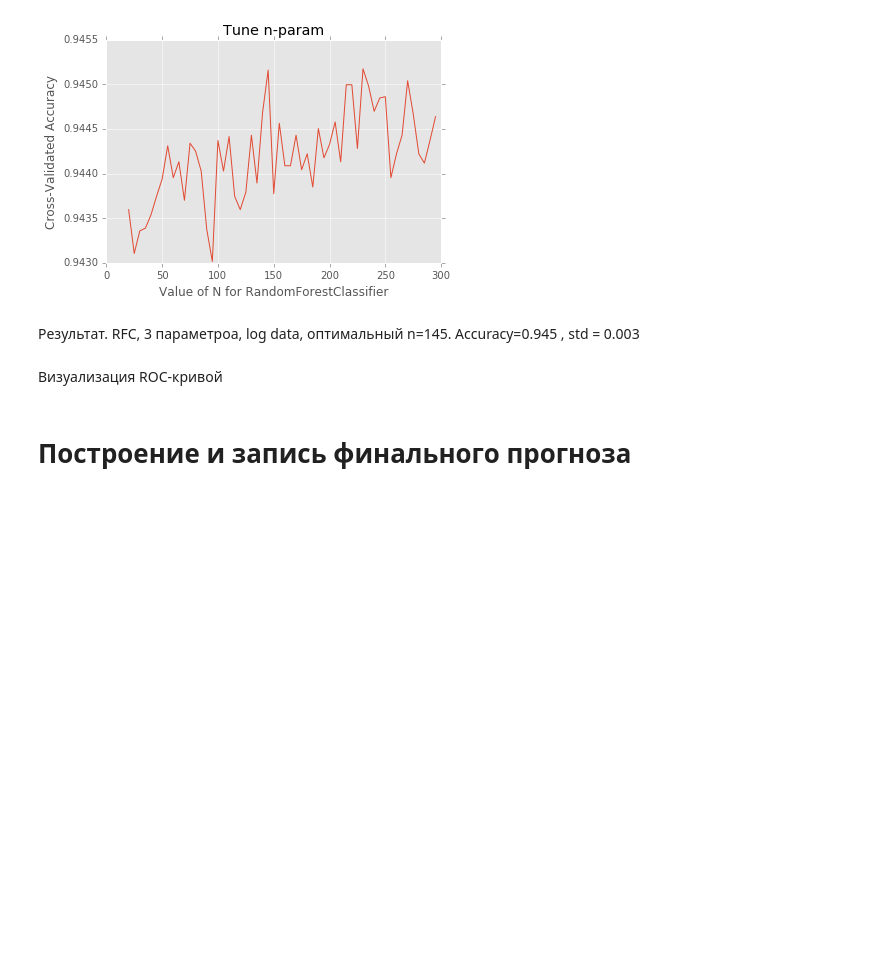
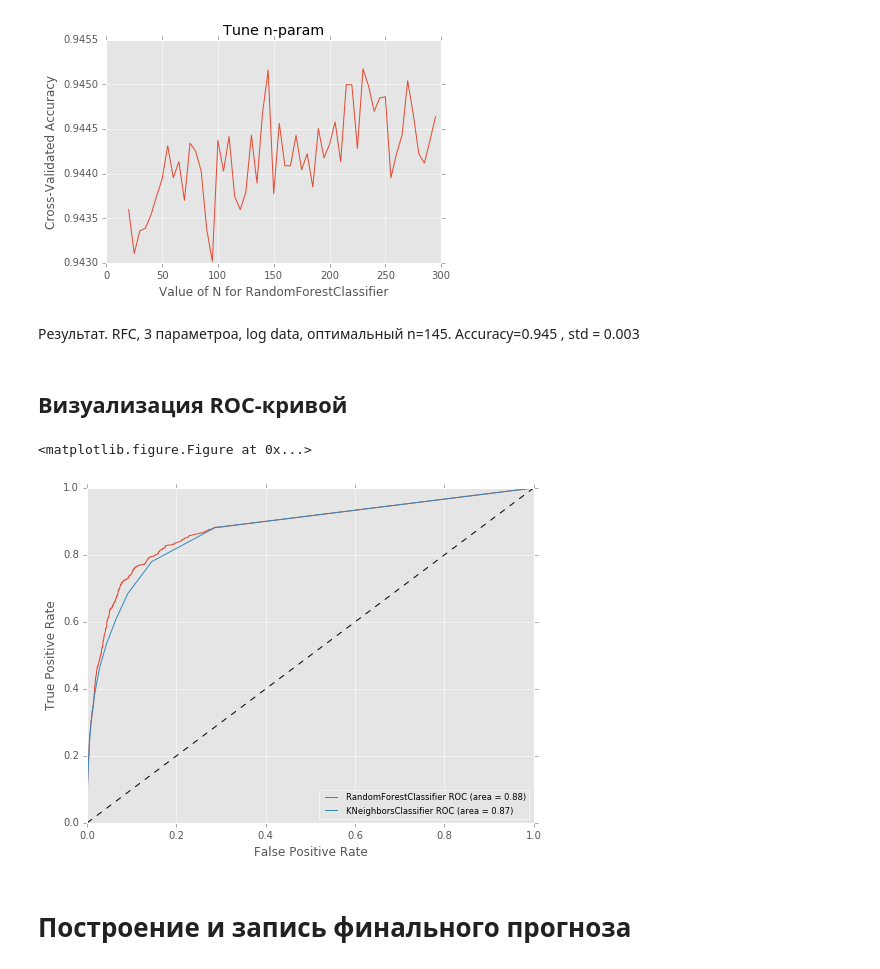
Before and after one commit to Evgeneus/InData-Labs-Contest, a Jupyter notebook: star_mission.ipynb, the cells around one changed output. Saved outputs shown, nothing was run; the diff lists cells and outputs as text; code cells hidden in the pictures; blank space fills up the shorter version.

```diff
--- a/star_mission.ipynb
+++ b/star_mission.ipynb
@@ -265,3 +263,7 @@ print unit_profit
 Для кросс валидации разобъём данные на тестовую и проверочную выборку в соотношении 1/9. Найдём оптимальное число соседей k.
 # %% [markdown]
 ## LogisticRegression
+# %%
+param_grid = {'C': [0.001, 0.01, 0.1, 1, 10, 100, 1000] }
+grid = GridSearchCV(LogisticRegression(penalty='l2'), param_grid, cv=10)
+grid.fit(train_x, train_y)
@@ -353,38 +368,44 @@ plt.title('Tune n-param')
 # %% [markdown]
 Результат. RFC, 3 параметроа, log data, оптимальный n=145. Accuracy=0.945 , std = 0.003
 # %% [markdown]
-Визуализация ROC-кривой
+## Визуализация ROC-кривой
 # %%
+model_knc = KNeighborsClassifier(n_neighbors = 17)
+model_rfc = RandomForestClassifier(n_estimators = 145)
+train_x_ROC, test_x_ROC, train_y_ROC, test_y_ROC = cross_validation.train_test_split(train_x, train_y, test_size=0.2)
 pl.clf()
 plt.figure(figsize=(8,6))
-#DecisionTreeClassifier
-probas = model_dtc.fit(train_x_ROC, train_y_ROC).predict_proba(test_x_ROC)
-fpr, tpr, thresholds = roc_curve(test_y_ROC, probas[:, 1])
-roc_auc  = auc(fpr, tpr)
-pl.plot(fpr, tpr, label='%s ROC (area = %0.2f)' % ('DecisionTreeClassifier',roc_auc))
+# #DecisionTreeClassifier
+# probas = model_dtc.fit(train_x_ROC, train_y_ROC).predict_proba(test_x_ROC)
+# fpr, tpr, thresholds = roc_curve(test_y_ROC, probas[:, 1])
+# roc_auc  = auc(fpr, tpr)
+# pl.plot(fpr, tpr, label='%s ROC (area = %0.2f)' % ('DecisionTreeClassifier',roc_auc))
 #LogisticRegression
-probas = model_lr.fit(train_x_ROC, train_y_ROC).predict_proba(test_x_ROC)
-fpr, tpr, thresholds = roc_curve(test_y_ROC, probas[:, 1])
-roc_auc  = auc(fpr, tpr)
-pl.plot(fpr, tpr, label='%s ROC (area = %0.2f)' % ('LogisticRegression',roc_auc))
+# probas = model_lr.fit(train_x_ROC, train_y_ROC).predict_proba(test_x_ROC)
+# fpr, tpr, thresholds = roc_curve(test_y_ROC, probas[:, 1])
+# roc_auc  = auc(fpr, tpr)
+# pl.plot(fpr, tpr, label='%s ROC (area = %0.2f)' % ('LogisticRegression',roc_auc))
 #RandomForestClassifier
 probas = model_rfc.fit(train_x_ROC, train_y_ROC).predict_proba(test_x_ROC)
 fpr, tpr, thresholds = roc_curve(test_y_ROC, probas[:, 1])
 roc_auc  = auc(fpr, tpr)
 pl.plot(fpr, tpr, label='%s ROC (area = %0.2f)' % ('RandomForestClassifier',roc_auc))
 #KNeighborsClassifier
 probas = model_knc.fit(train_x_ROC, train_y_ROC).predict_proba(test_x_ROC)
 fpr, tpr, thresholds = roc_curve(test_y_ROC, probas[:, 1])
 roc_auc  = auc(fpr, tpr)
 pl.plot(fpr, tpr, label='%s ROC (area = %0.2f)' % ('KNeighborsClassifier',roc_auc))
 
 pl.plot([0, 1], [0, 1], 'k--')
 pl.xlim([0.0, 1.0])
 pl.ylim([0.0, 1.0])
 pl.xlabel('False Positive Rate')
 pl.ylabel('True Positive Rate')
 pl.legend(loc=0, fontsize='small')
 pl.show()
+# %% [output]
+<matplotlib.figure.Figure at 0x...>
+[figure, added]
 # %% [markdown]
 # Построение и запись финального прогноза
 # %% [markdown]
```
Also changed, not shown: parts of 9 cells of this notebook.
